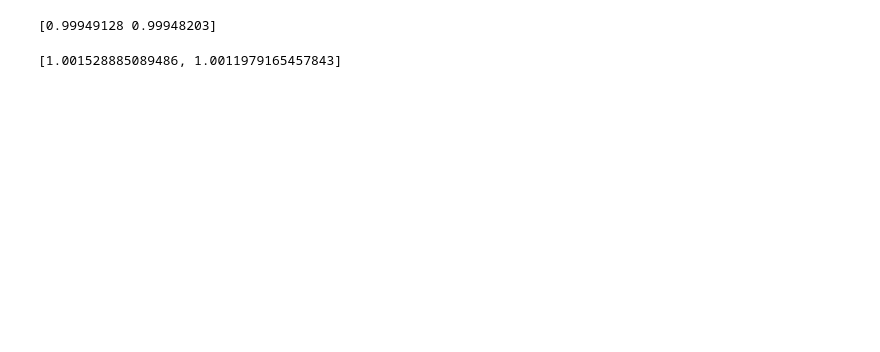
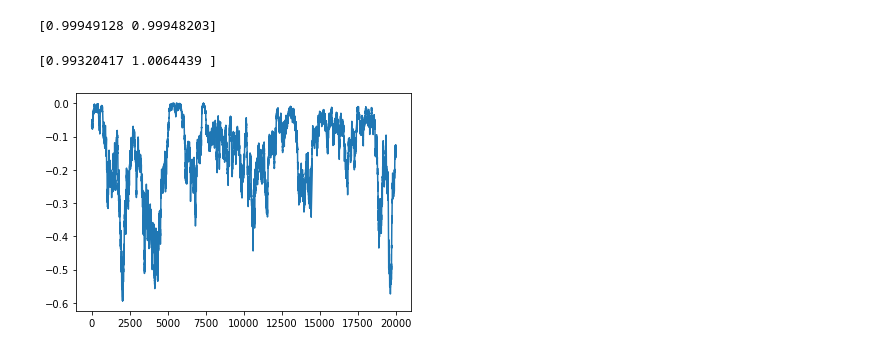
Before and after one commit to emdemor/optym, a Jupyter notebook: notebooks/notebook-ds.ipynb, the cells around one changed output. Cells and saved outputs as stored; diff of their text form; code cells hidden in the pictures; blank space fills up the shorter version.

```diff
--- a/notebooks/notebook-ds.ipynb
+++ b/notebooks/notebook-ds.ipynb
@@ -48,28 +50,32 @@ print(gd.param_in_min)
 # %%
 %config IPCompleter.use_jedi=False
 
 import numpy as np
-from gradesc import GradientDescent, MCMCMinimizer
+from optym import GradientDescent, MCMC
 
 def cost(parameters):
     target_parameters = np.array([1,1])
     return np.sum(np.square(target_parameters-parameters))
 
 def prob(parameters):
     return np.exp(-0.5 * cost(parameters))
 
 
 start_parameters = np.random.random(2)
 
 min_parameters = [0,0]
 
 max_parameters = [2,2]
 
-mcmc = MCMCMinimizer(min_parameters, max_parameters)
+mcmc = MCMC(min_parameters, max_parameters, method="metropolis_hastings")
 
-par_hist, cost_hist = mcmc(prob, start_parameters, iterations=200)
+par_hist, cost_hist = mcmc(prob, start_parameters, iterations=20000)
 
 print(mcmc.param_in_max)
+import matplotlib.pyplot as plt
+plt.plot(np.log10(cost_hist))
+plt.show()
 # %% [output]
-[1.001528885089486, 1.0011979165457843]
+[0.99320417 1.0064439 ]
+[figure, added]
 # %%
```
Also changed, not shown: parts of 7 cells of this notebook, 2 other files.
